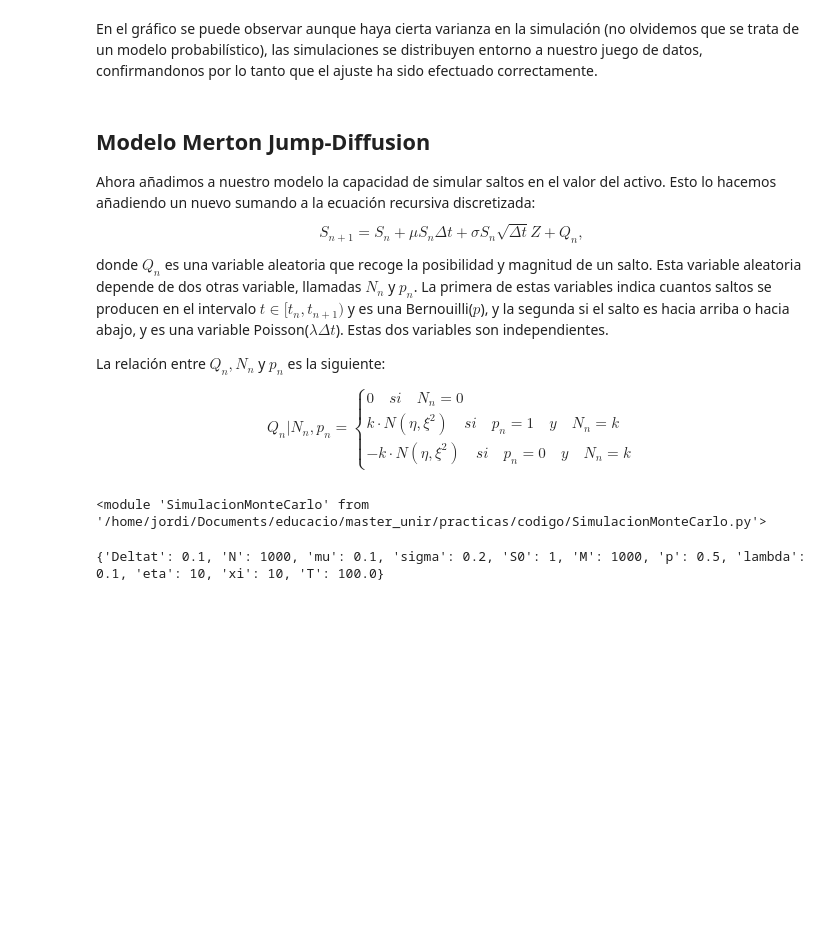
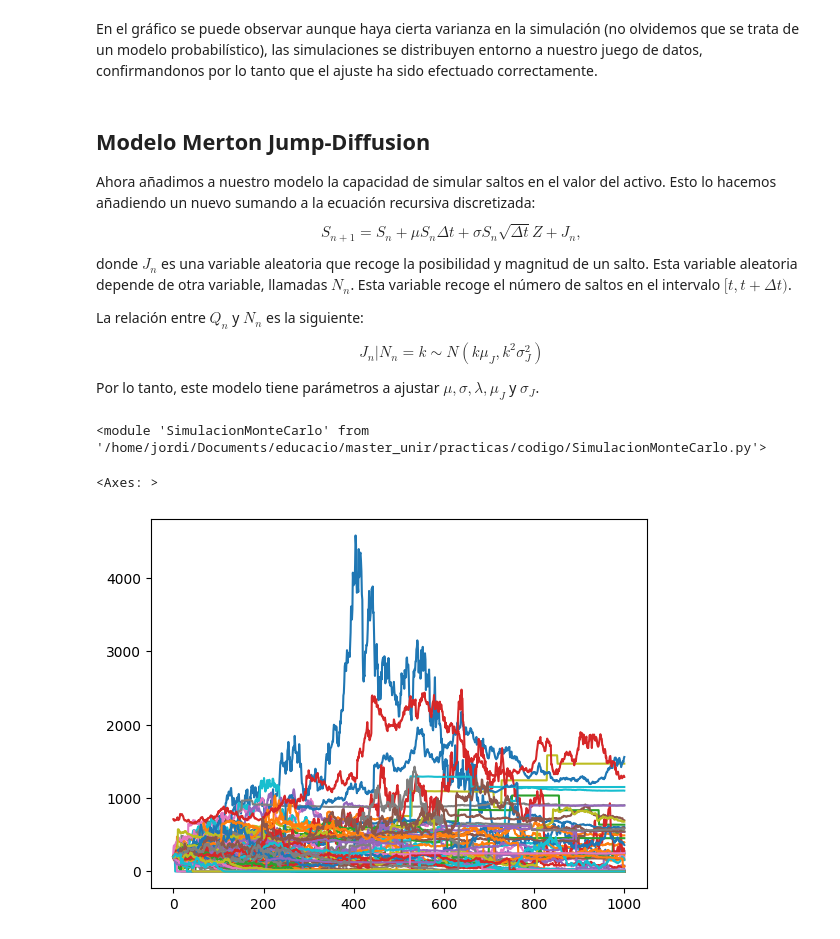
Before and after one commit to Jordi103/simulacion_de_mercado, a Jupyter notebook: simulaciones.ipynb, the cells around one changed output. Cells and saved outputs as stored; diff of their text form; code cells hidden in the pictures; blank space fills up the shorter version.

Commit message:
Merton Jump Diffusion: ajuste de parámetros fallido.

```diff
--- a/simulaciones.ipynb
+++ b/simulaciones.ipynb
@@ -66,23 +83,27 @@ En el gráfico se puede observar aunque haya cierta varianza en la simulación (
 # %% [markdown]
 ## Modelo Merton Jump-Diffusion
 Ahora añadimos a nuestro modelo la capacidad de simular saltos en el valor del activo. Esto lo hacemos añadiendo un nuevo sumando a la ecuación recursiva discretizada:
-$$ S_{n+1}= S_n + \mu S_n \Delta t + \sigma S_n \sqrt{\Delta t} Z + Q_n,$$
-donde $Q_n$ es una variable aleatoria que recoge la posibilidad y magnitud de un salto. Esta variable aleatoria depende de dos otras variable, llamadas $N_n$ y $p_n$. La primera de estas variables indica cuantos saltos se producen en el intervalo $t\in [t_n, t_{n+1})$ y es una Bernouilli($p$), y la segunda si el salto es hacia arriba o hacia abajo, y es una variable Poisson($\lambda \Delta t$). Estas dos variables son independientes.
+$$ S_{n+1}= S_n + \mu S_n \Delta t + \sigma S_n \sqrt{\Delta t} Z + J_n,$$
+donde $J_n$ es una variable aleatoria que recoge la posibilidad y magnitud de un salto. Esta variable aleatoria depende de otra variable, llamadas $N_n$. Esta variable recoge el número de saltos en el intervalo $[t, t+ \Delta t)$.
 
+La relación entre $Q_n$ y $N_n$ es la siguiente:
 
-La relación entre $Q_n, N_n$ y $p_n$ es la siguiente:
+$$ J_n | N_n = k \sim N(k\mu_J, k^2\sigma_J^2) $$
 
-$$ Q_n | N_n, p_n = \begin{cases} 0 \quad si \quad N_n = 0 \\ k\cdot N(\eta, \xi^2) \quad si \quad p_n=1\quad y\quad N_n =k \\ -k\cdot N(\eta, \xi^2) \quad si\quad p_n=0\quad y\quad N_n =k
-\end{cases}$$
+Por lo tanto, este modelo tiene parámetros a ajustar $\mu, \sigma, \lambda, \mu_J$ y $\sigma_J$.
 # %%
 import SimulacionMonteCarlo
 import importlib
 importlib.reload(SimulacionMonteCarlo)
 # %% [output]
 <module 'SimulacionMonteCarlo' from '/home/jordi/Documents/educacio/master_unir/practicas/codigo/SimulacionMonteCarlo.py'>
+# %%
+param_dict={'Deltat': 0.1, 'N':1000, 'mu':0, 'sigma':0.2, 'S0':200, 'M':1000,
+            'lambda': 0.05, 'mu_J':-10, 'sigma_J':250 }
+mjd = SimulacionMonteCarlo.MertonJumpDiffusion(param_dict)
+mjd.informar_parametros(param_dict)
 # %%
-param_dict={'Deltat': 0.1, 'N':1000, 'mu':0.1, 'sigma':0.2, 'S0':1, 'M':1000,
-            'p':0.5, 'lambda': 0.1, 'eta':10, 'xi':10 }
-mjd = SimulacionMonteCarlo.MertonJumpDiffusion(param_dict)
+pd.DataFrame(mjd.simular()).plot(legend=False)
 # %% [output]
-{'Deltat': 0.1, 'N': 1000, 'mu': 0.1, 'sigma': 0.2, 'S0': 1, 'M': 1000, 'p': 0.5, 'lambda': 0.1, 'eta': 10, 'xi': 10, 'T': 100.0}
+<Axes: >
+[figure, added]
```
Also changed, not shown: parts of 15 cells of this notebook, 2 other files.
